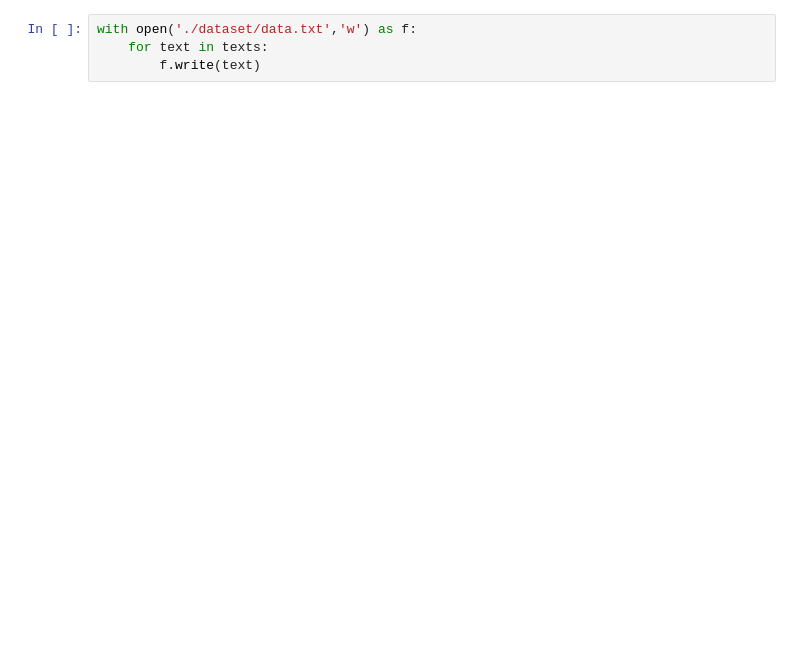
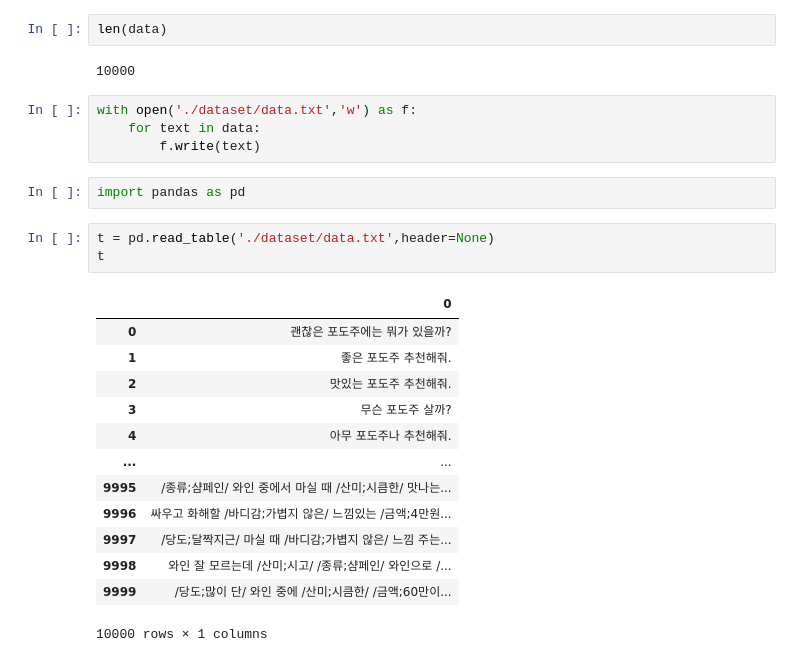
Before and after one commit to gitHek/cakd5_2nd_project, a Jupyter notebook: 'data.txt'만들기.ipynb, the cells around one changed output. Saved outputs shown, nothing was run; the diff lists cells and outputs as text; blank space fills up the shorter version.

Commit message:
data.txt 수정, prepare_data 생성

```diff
--- a/'data.txt'만들기.ipynb
+++ b/'data.txt'만들기.ipynb
@@ -131,4 +174,27 @@ len(texts)
+# %%
+len(data)
+# %% [output]
+10000
 # %%
 with open('./dataset/data.txt','w') as f:
-    for text in texts:
+    for text in data:
         f.write(text)
+# %%
+import pandas as pd
+# %%
+t = pd.read_table('./dataset/data.txt',header=None)
+t
+# %% [output]
+|  | 0 |
+| 0 | 괜찮은 포도주에는 뭐가 있을까? |
+| 1 | 좋은 포도주 추천해줘. |
+| 2 | 맛있는 포도주 추천해줘. |
+| 3 | 무슨 포도주 살까? |
+| 4 | 아무 포도주나 추천해줘. |
+| ... | ... |
+| 9995 | /종류;샴페인/ 와인 중에서 마실 때 /산미;시큼한/ 맛나는... |
+| 9996 | 싸우고 화해할 /바디감;가볍지 않은/ 느낌있는 /금액;4만원... |
+| 9997 | /당도;달짝지근/ 마실 때 /바디감;가볍지 않은/ 느낌 주는... |
+| 9998 | 와인 잘 모르는데 /산미;시고/ /종류;샴페인/ 와인으로 /... |
+| 9999 | /당도;많이 단/ 와인 중에 /산미;시큼한/ /금액;60만이... |
+10000 rows × 1 columns
```
Also changed, not shown: parts of 10 cells of this notebook, 18 other files.
